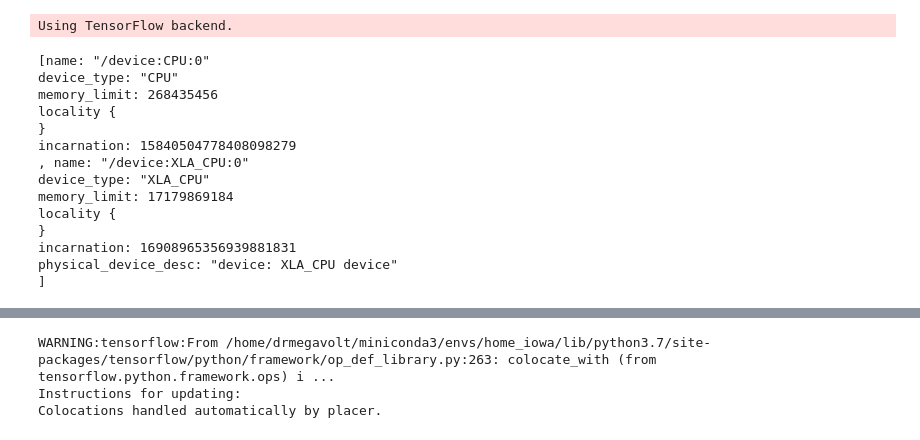
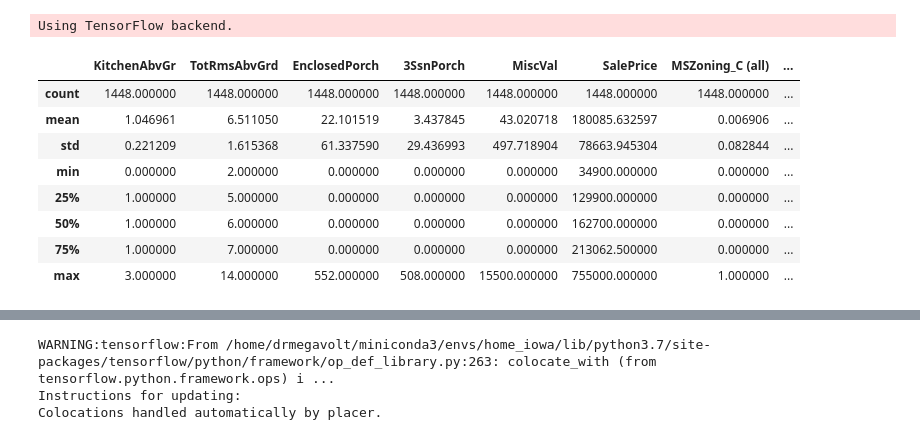
Before and after one commit to DrMegavolt/kaggle_house_iowa, a Jupyter notebook: Houses_iowa.ipynb, the cells around one changed output, grey strips where cells are left out. Saved outputs shown, nothing was run; the diff lists cells and outputs as text; code cells hidden in the pictures.

```diff
--- a/Houses_iowa.ipynb
+++ b/Houses_iowa.ipynb
@@ -10,29 +10,15 @@ from keras.layers import Dense
 from keras.models import Sequential
 from keras.optimizers import SGD
 import pandas as pd
-
+import keras
 pd.set_option('display.max_rows', 500)
 pd.set_option('display.max_columns', 500)
 pd.set_option('display.width', 1000)
-
+from tensorflow.python import debug as tf_debug
 from tensorflow.python.client import device_lib
-print(device_lib.list_local_devices())
+#print(device_lib.list_local_devices())
 # %% [output]
 Using TensorFlow backend.
-[name: "/device:CPU:0"
-device_type: "CPU"
-memory_limit: 268435456
-locality {
-}
-incarnation: 15840504778408098279
-, name: "/device:XLA_CPU:0"
-device_type: "XLA_CPU"
-memory_limit: 17179869184
-locality {
-}
-incarnation: 16908965356939881831
-physical_device_desc: "device: XLA_CPU device"
-]
 # %%
 df1 = pd.read_csv('train.csv')
 df2 = pd.read_csv('test.csv')
@@ -77,22 +74,40 @@ def log_tranform(df, column):
 # %%
 # high NAN count
-high_nan_columns = ['Alley','Electrical','FireplaceQu','PoolQC','Fence','MiscFeature','LotFrontage','GarageYrBlt']
-no_variety_columns = ['Utilities','Condition2','Heating','PavedDrive','Street','BsmtCond','GarageFinish','GarageCond','GarageFinish','RoofMatl']
-columnsToFillNone= ['MasVnrType','GarageQual', 'GarageType','BsmtFinType2','BsmtFinType1','BsmtExposure','BsmtQual']
-columnsToFillZero= ['MasVnrArea',"BsmtFinSF1","BsmtFinSF2","TotalBsmtSF","BsmtFullBath","BsmtHalfBath","GarageCars","GarageArea" ]
-ignoreUncorrelatedRate = 0.2
-
+high_nan_columns = ['Electrical','LotFrontage','GarageYrBlt']
+no_variety_columns = ['Utilities','Condition2','Heating','PavedDrive','Street','BsmtCond','GarageFinish','GarageFinish','RoofMatl']
+columnsToFillNone= ['GarageCond','BsmtQual', 'FireplaceQu', 'MiscFeature','PoolQC','Alley','Fence','MasVnrType','GarageQual', 'GarageType','BsmtFinType2','BsmtFinType1','BsmtExposure']
+columnsToFillZero= ['MasVnrArea',"BsmtFinSF1","BsmtFinSF2",'BsmtUnfSF',"TotalBsmtSF","BsmtFullBath","BsmtHalfBath","GarageCars","GarageArea" ]
+ignoreUncorrelatedRate = 0.00
+categoryColumns2 = ["OverallQual","OverallCond","MoSold","BsmtFullBath","FullBath","HalfBath","Fireplaces","GarageCars",'BsmtHalfBath', 'MSSubClass']
+areaColumns=[i for i in df1.columns if "SF" in i or 'Area' in i or 'ScreenPorch' in i]
+df1= df1.pipe(drop_huge_buildings)
 def preprocess(df):
    return (df.pipe(drop_columns, columns=high_nan_columns) # high number of NA values
    .pipe(drop_columns, columns=no_variety_columns) # no variety
-   .pipe(drop_columns, columns=["Id","BsmtUnfSF", "BedroomAbvGr"])## drop Garbage
+
    .pipe(fill_NA, columns=columnsToFillNone, value='None') #
    .pipe(fill_NA, columns=columnsToFillZero, value=0) #
-   .pipe(get_dummies_for_category_columns)
-   .pipe(log_tranform, 'LotArea')
+   .pipe(get_dummies_for_category_columns, columns=df.columns[df.dtypes=="object"])
+   .pipe(get_dummies_for_category_columns, columns=categoryColumns2)
    .pipe(set_type, 'MasVnrArea','int64')
+   .pipe(year_to_age, 'YearBuilt')
+   .pipe(year_to_age, 'YearRemodAdd')
+   .pipe(year_to_age, 'YrSold')
+   .pipe(drop_columns, columns=["Id","BedroomAbvGr"])## drop Garbage
+   .pipe(log_tranform, columns=areaColumns)
 )
 
-df1 = preprocess(df1).pipe(drop_huge_buildings).pipe(drop_non_correlated_columns, min_corr=ignoreUncorrelatedRate)
+df1 = preprocess(df1).pipe(drop_non_correlated_columns, min_corr=ignoreUncorrelatedRate)
 df2_ids=df2['Id']
 df2 = preprocess(df2)
+df1.describe()
+# %% [output]
+|  | KitchenAbvGr | TotRmsAbvGrd | EnclosedPorch | 3SsnPorch | MiscVal | SalePrice | MSZoning_C (all) | ... |
+| count | 1448.000000 | 1448.000000 | 1448.000000 | 1448.000000 | 1448.000000 | 1448.000000 | 1448.000000 | ... |
+| mean | 1.046961 | 6.511050 | 22.101519 | 3.437845 | 43.020718 | 180085.632597 | 0.006906 | ... |
+| std | 0.221209 | 1.615368 | 61.337590 | 29.436993 | 497.718904 | 78663.945304 | 0.082844 | ... |
+| min | 0.000000 | 2.000000 | 0.000000 | 0.000000 | 0.000000 | 34900.000000 | 0.000000 | ... |
+| 25% | 1.000000 | 5.000000 | 0.000000 | 0.000000 | 0.000000 | 129900.000000 | 0.000000 | ... |
+| 50% | 1.000000 | 6.000000 | 0.000000 | 0.000000 | 0.000000 | 162700.000000 | 0.000000 | ... |
+| 75% | 1.000000 | 7.000000 | 0.000000 | 0.000000 | 0.000000 | 213062.500000 | 0.000000 | ... |
+| max | 3.000000 | 14.000000 | 552.000000 | 508.000000 | 15500.000000 | 755000.000000 | 1.000000 | ... |
```
Also changed, not shown: parts of 25 cells of this notebook, 27 other files.
